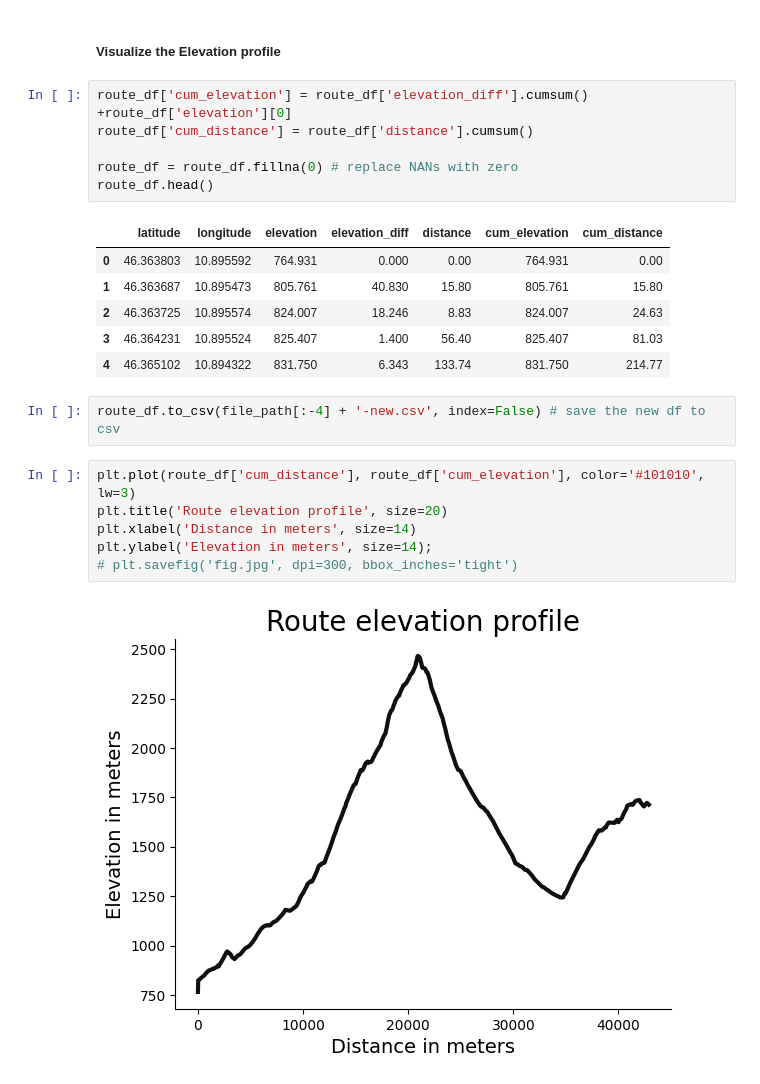
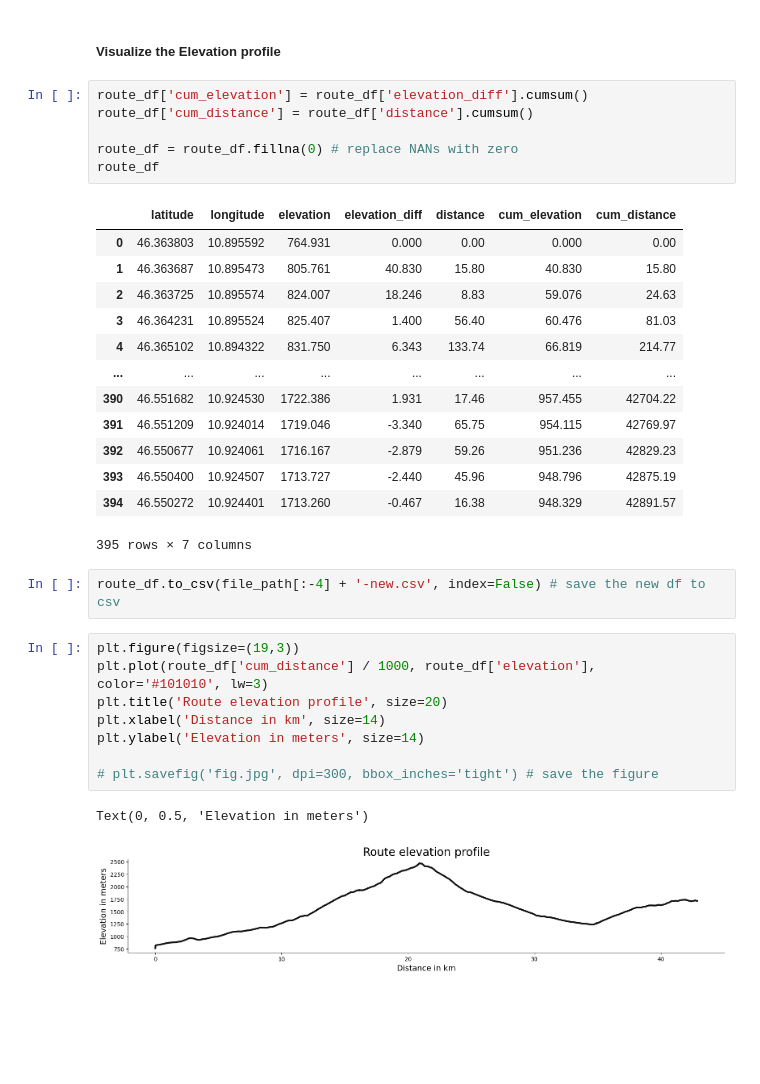
Before and after one commit to nimakarimi97/my-thesis-MSc, a Jupyter notebook: first.ipynb, the cells around one changed output. Drawn from its saved outputs; the diff is of its cells as text; blank space fills up the shorter version.

Commit message:
added the gpx.studio image and fixed cum elevation

```diff
--- a/first.ipynb
+++ b/first.ipynb
@@ -139,25 +139,35 @@ Total distance: 42.891569999999994 km
 # %% [markdown]
 ##### Visualize the Elevation profile
 # %%
-route_df['cum_elevation'] = route_df['elevation_diff'].cumsum() +route_df['elevation'][0]
+route_df['cum_elevation'] = route_df['elevation_diff'].cumsum()
 route_df['cum_distance'] = route_df['distance'].cumsum()
 
 route_df = route_df.fillna(0) # replace NANs with zero
-route_df.head()
+route_df
 # %% [output]
 |  | latitude | longitude | elevation | elevation_diff | distance | cum_elevation | cum_distance |
-| 0 | 46.363803 | 10.895592 | 764.931 | 0.000 | 0.00 | 764.931 | 0.00 |
-| 1 | 46.363687 | 10.895473 | 805.761 | 40.830 | 15.80 | 805.761 | 15.80 |
-| 2 | 46.363725 | 10.895574 | 824.007 | 18.246 | 8.83 | 824.007 | 24.63 |
-| 3 | 46.364231 | 10.895524 | 825.407 | 1.400 | 56.40 | 825.407 | 81.03 |
-| 4 | 46.365102 | 10.894322 | 831.750 | 6.343 | 133.74 | 831.750 | 214.77 |
+| 0 | 46.363803 | 10.895592 | 764.931 | 0.000 | 0.00 | 0.000 | 0.00 |
+| 1 | 46.363687 | 10.895473 | 805.761 | 40.830 | 15.80 | 40.830 | 15.80 |
+| 2 | 46.363725 | 10.895574 | 824.007 | 18.246 | 8.83 | 59.076 | 24.63 |
+| 3 | 46.364231 | 10.895524 | 825.407 | 1.400 | 56.40 | 60.476 | 81.03 |
+| 4 | 46.365102 | 10.894322 | 831.750 | 6.343 | 133.74 | 66.819 | 214.77 |
+| ... | ... | ... | ... | ... | ... | ... | ... |
+| 390 | 46.551682 | 10.924530 | 1722.386 | 1.931 | 17.46 | 957.455 | 42704.22 |
+| 391 | 46.551209 | 10.924014 | 1719.046 | -3.340 | 65.75 | 954.115 | 42769.97 |
+| 392 | 46.550677 | 10.924061 | 1716.167 | -2.879 | 59.26 | 951.236 | 42829.23 |
+| 393 | 46.550400 | 10.924507 | 1713.727 | -2.440 | 45.96 | 948.796 | 42875.19 |
+| 394 | 46.550272 | 10.924401 | 1713.260 | -0.467 | 16.38 | 948.329 | 42891.57 |
+395 rows × 7 columns
 # %%
 route_df.to_csv(file_path[:-4] + '-new.csv', index=False) # save the new df to csv
 # %%
-plt.plot(route_df['cum_distance'], route_df['cum_elevation'], color='#101010', lw=3)
+plt.figure(figsize=(19,3))
+plt.plot(route_df['cum_distance'] / 1000, route_df['elevation'], color='#101010', lw=3)
 plt.title('Route elevation profile', size=20)
-plt.xlabel('Distance in meters', size=14)
-plt.ylabel('Elevation in meters', size=14);
-# plt.savefig('fig.jpg', dpi=300, bbox_inches='tight')
+plt.xlabel('Distance in km', size=14)
+plt.ylabel('Elevation in meters', size=14)
+
+# plt.savefig('fig.jpg', dpi=300, bbox_inches='tight') # save the figure
 # %% [output]
+Text(0, 0.5, 'Elevation in meters')
-[figure, old version]
+[figure, new version]
```
Also changed, not shown: parts of 2 cells of this notebook.
